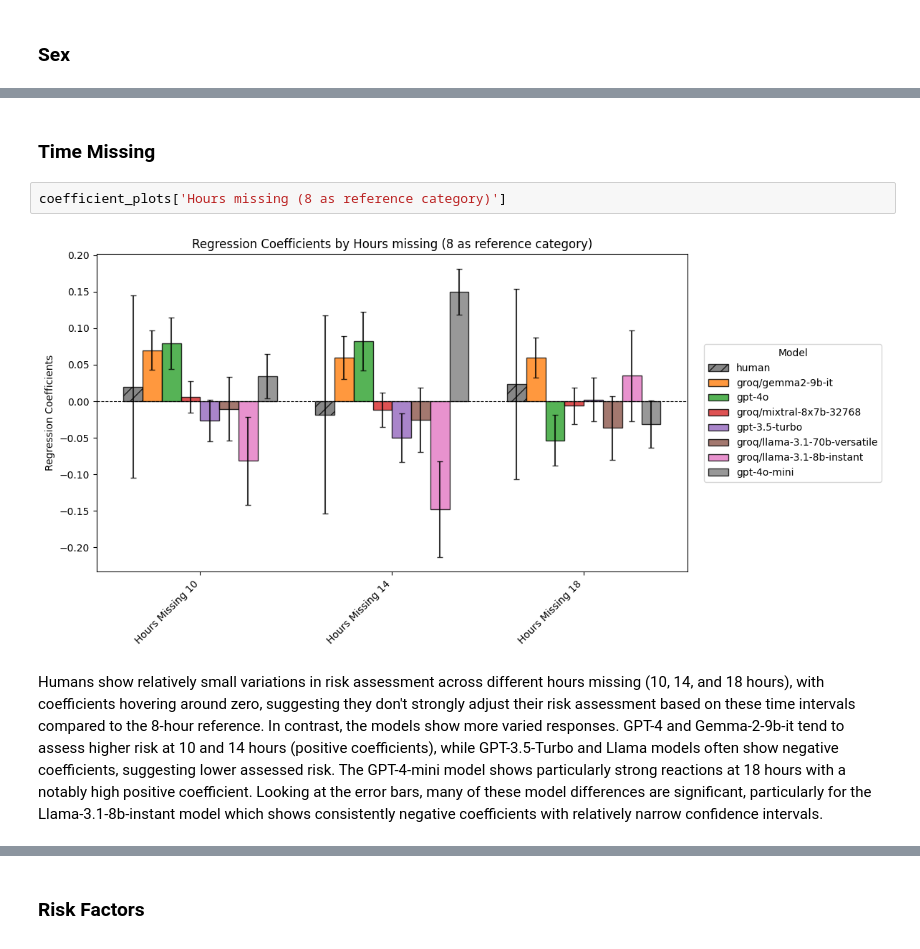
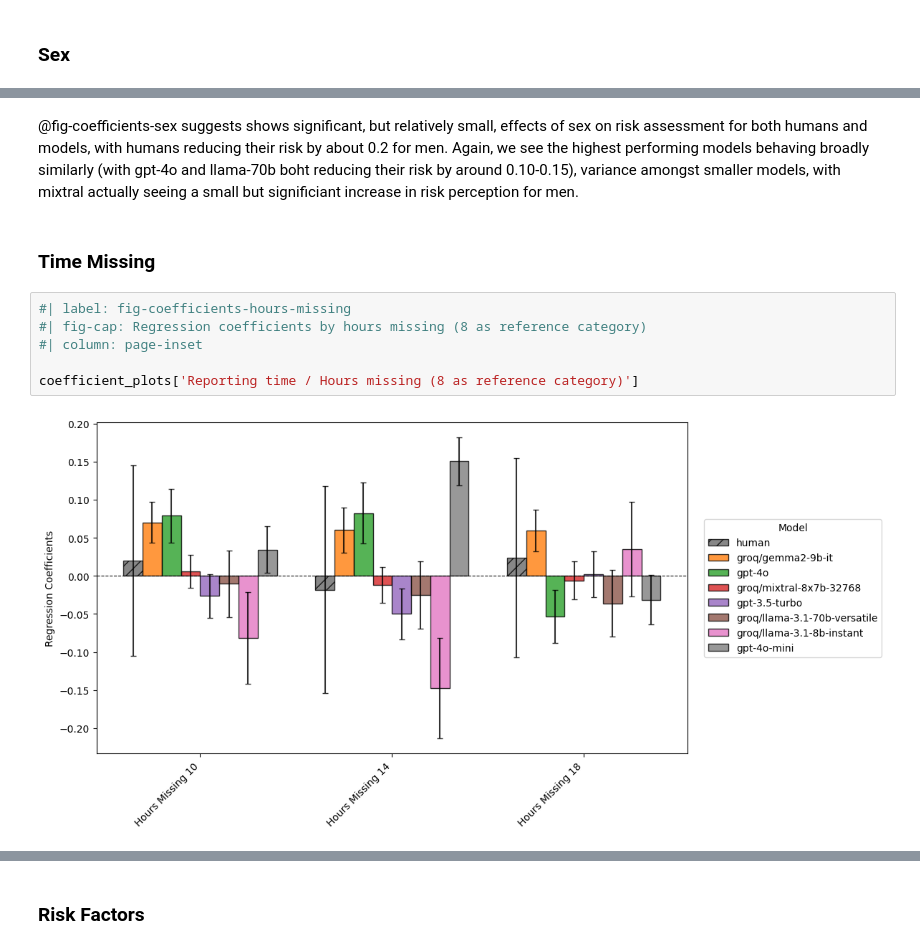
Before and after one commit to AndreasThinks/AndreasThinks.me, a Jupyter notebook: posts/copbot_analysis/analysis.ipynb, the cells around one changed output, grey strips where cells are left out. Saved outputs shown, nothing was run; the diff lists cells and outputs as text.

```diff
--- a/posts/copbot_analysis/analysis.ipynb
+++ b/posts/copbot_analysis/analysis.ipynb
@@ -353,8 +439,12 @@ something sometin
+# %% [markdown]
+@fig-coefficients-sex suggests shows significant, but relatively small, effects of sex on risk assessment for both humans and models, with humans reducing their risk by about 0.2 for men. Again, we see the highest performing models behaving broadly similarly (with gpt-4o and llama-70b boht reducing their risk by around 0.10-0.15), variance amongst smaller models, with mixtral actually seeing a small but significiant increase in risk perception for men.
 # %% [markdown]
 ### Time Missing
-# %%
-coefficient_plots['Hours missing (8 as reference category)']
-# %% [output]
-[figure, removed]
-# %% [markdown]
-Humans show relatively small variations in risk assessment across different hours missing (10, 14, and 18 hours), with coefficients hovering around zero, suggesting they don't strongly adjust their risk assessment based on these time intervals compared to the 8-hour reference. In contrast, the models show more varied responses. GPT-4 and Gemma-2-9b-it tend to assess higher risk at 10 and 14 hours (positive coefficients), while GPT-3.5-Turbo and Llama models often show negative coefficients, suggesting lower assessed risk. The GPT-4-mini model shows particularly strong reactions at 18 hours with a notably high positive coefficient. Looking at the error bars, many of these model differences are significant, particularly for the Llama-3.1-8b-instant model which shows consistently negative coefficients with relatively narrow confidence intervals.
+# %%
+#| label: fig-coefficients-hours-missing
+#| fig-cap: Regression coefficients by hours missing (8 as reference category)
+#| column: page-inset
+
+coefficient_plots['Reporting time / Hours missing (8 as reference category)']
+# %% [output]
+[figure, added]
```
Also changed, not shown: parts of 31 cells of this notebook, 9 other files.
